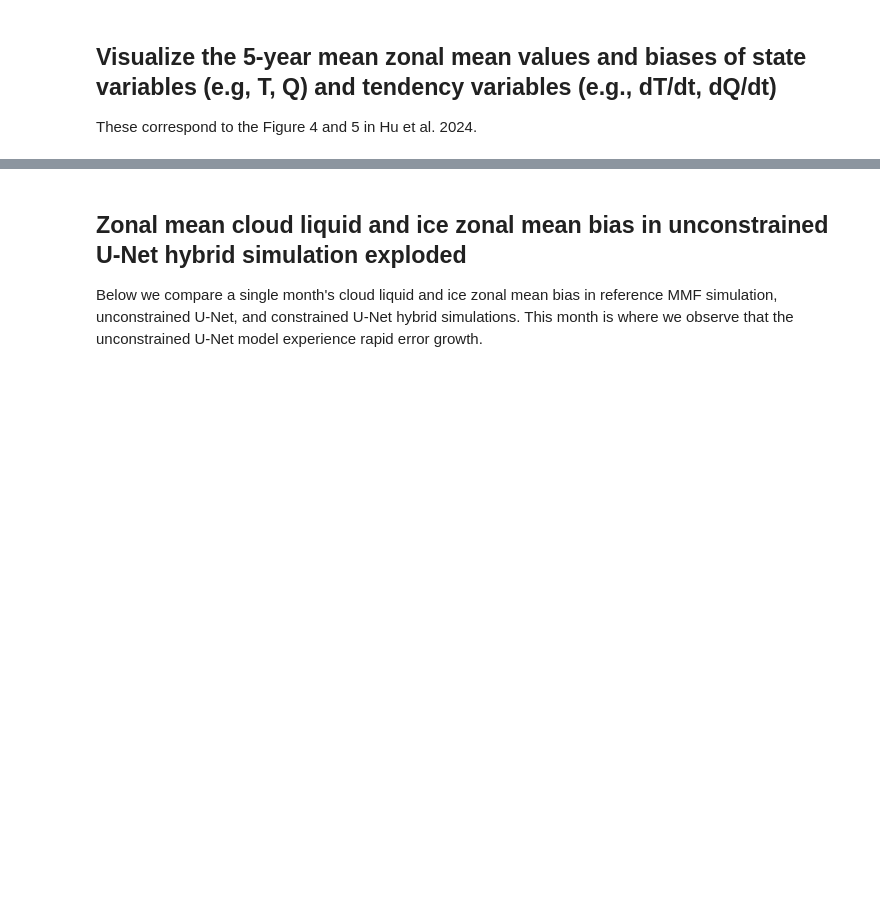
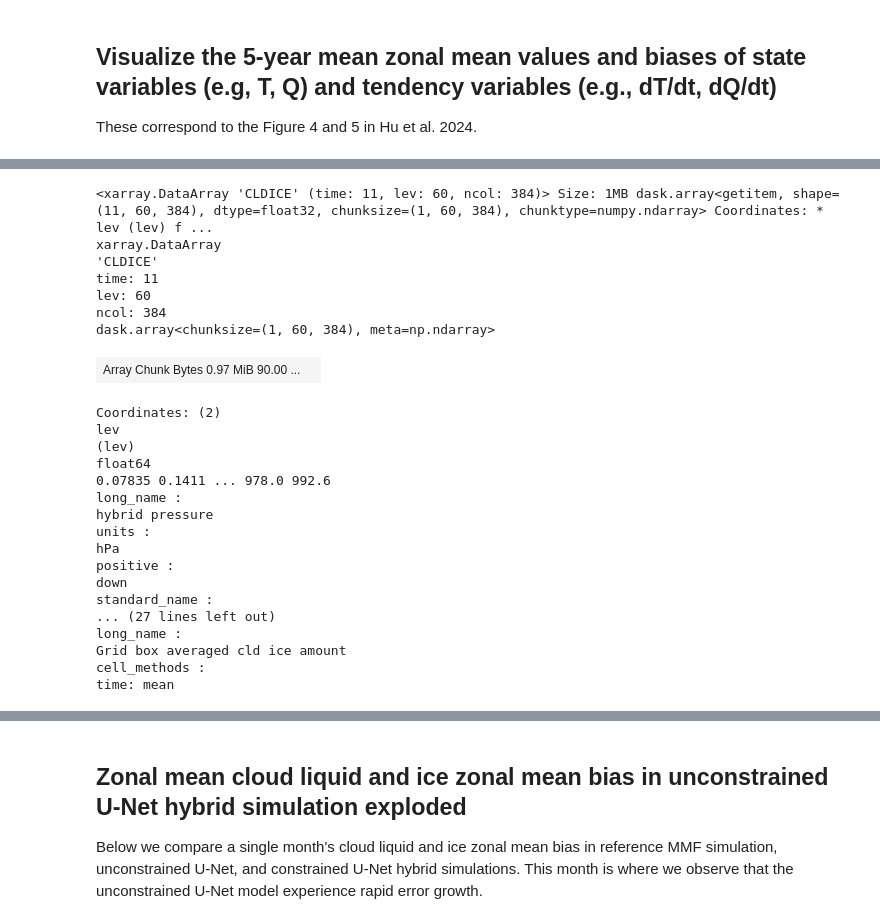
Before and after one commit to peterukk/ClimSim, a Jupyter notebook: online_testing/evaluation/zonal-mean-online-bias-visualization.ipynb, the cells around one changed output, grey strips where cells are left out. Saved outputs shown, nothing was run; the diff lists cells and outputs as text; code cells hidden in the pictures; blank space fills up the shorter version.

```diff
--- a/online_testing/evaluation/zonal-mean-online-bias-visualization.ipynb
+++ b/online_testing/evaluation/zonal-mean-online-bias-visualization.ipynb
@@ -380,0 +332,28 @@ plt.show()
+# %%
+ds_nn['CLDICE']
+# %% [output]
+<xarray.DataArray 'CLDICE' (time: 11, lev: 60, ncol: 384)> Size: 1MB dask.array<getitem, shape=(11, 60, 384), dtype=float32, chunksize=(1, 60, 384), chunktype=numpy.ndarray> Coordinates: * lev (lev) f ...
+xarray.DataArray
+'CLDICE'
+time: 11
+lev: 60
+ncol: 384
+dask.array<chunksize=(1, 60, 384), meta=np.ndarray>
+| Array Chunk Bytes 0.97 MiB 90.00 ... |  |
+Coordinates: (2)
+lev
+(lev)
+float64
+0.07835 0.1411 ... 978.0 992.6
+long_name :
+hybrid pressure
+units :
+hPa
+positive :
+down
+standard_name :
+... (27 lines left out)
+long_name :
+Grid box averaged cld ice amount
+cell_methods :
+time: mean
```
Also changed, not shown: parts of 17 cells of this notebook, 5 other files.
